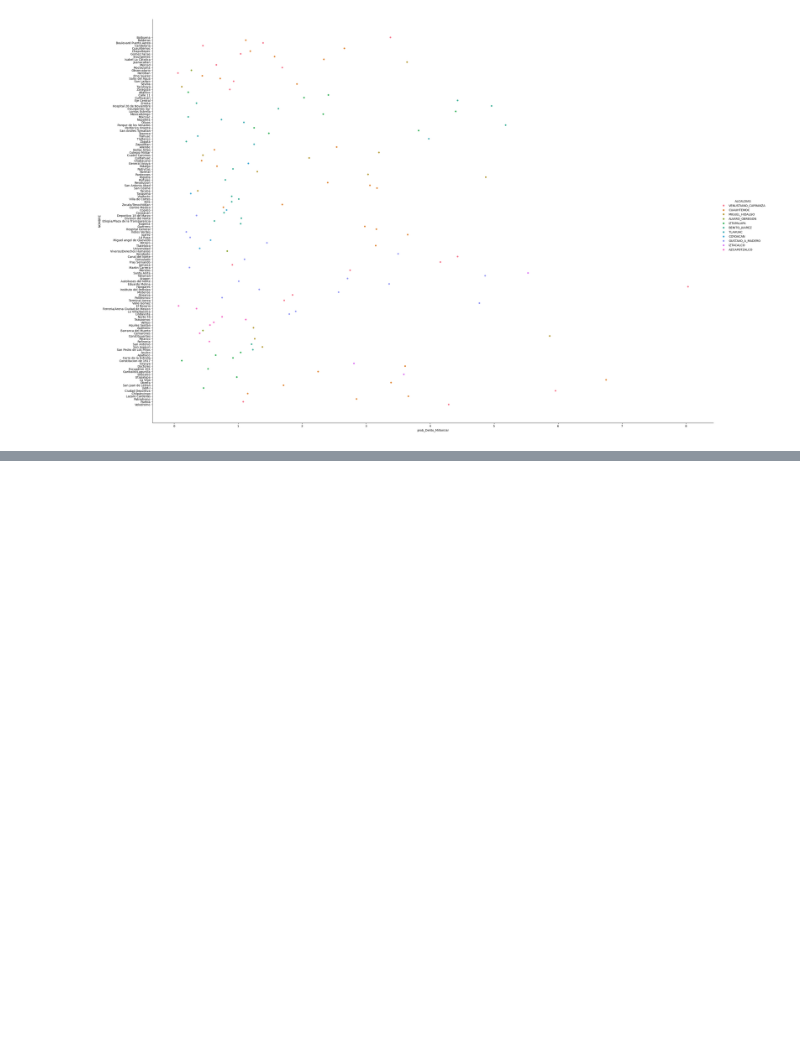
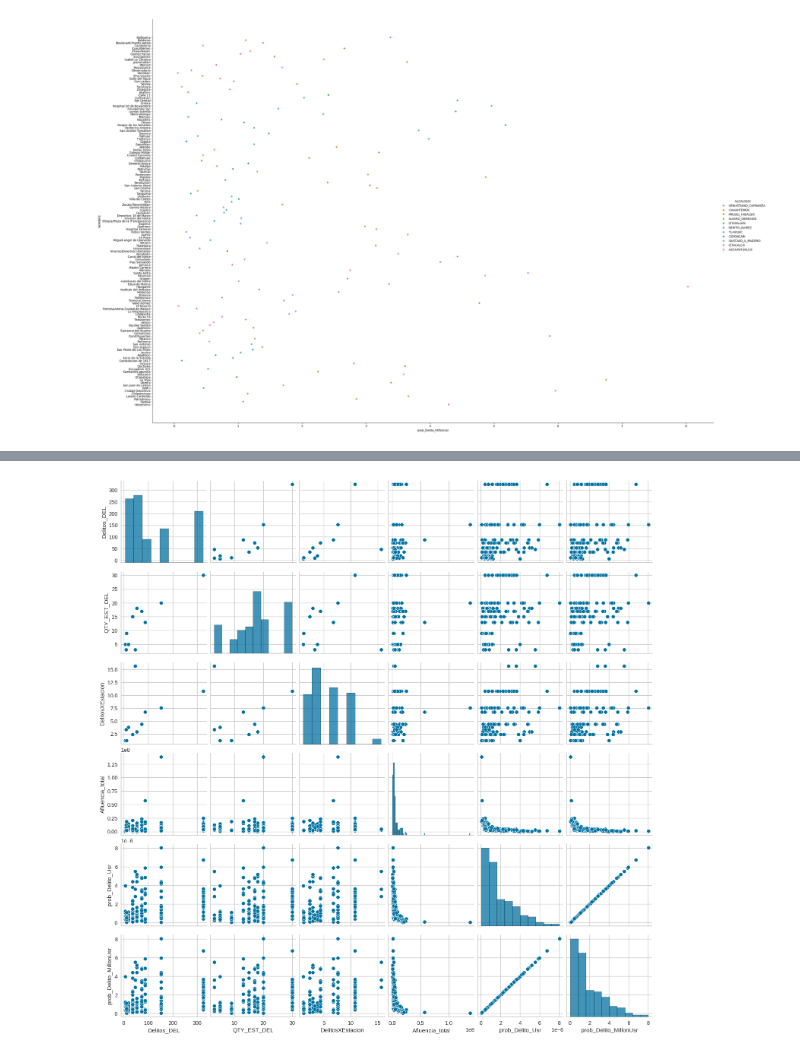
Before and after one commit to Eduardo-42/STC, a Jupyter notebook: STC.ipynb, the cells around one changed output, grey strips where cells are left out. Saved outputs shown, nothing was run; the diff lists cells and outputs as text; code cells hidden in the pictures; blank space fills up the shorter version.

```diff
--- a/STC.ipynb
+++ b/STC.ipynb
@@ -91,0 +151,5 @@ plt.show()
+# %%
+sns.pairplot(df_car)
+plt.show()
+# %% [output]
+[figure, added]
```
Also changed, not shown: parts of 19 cells of this notebook.
